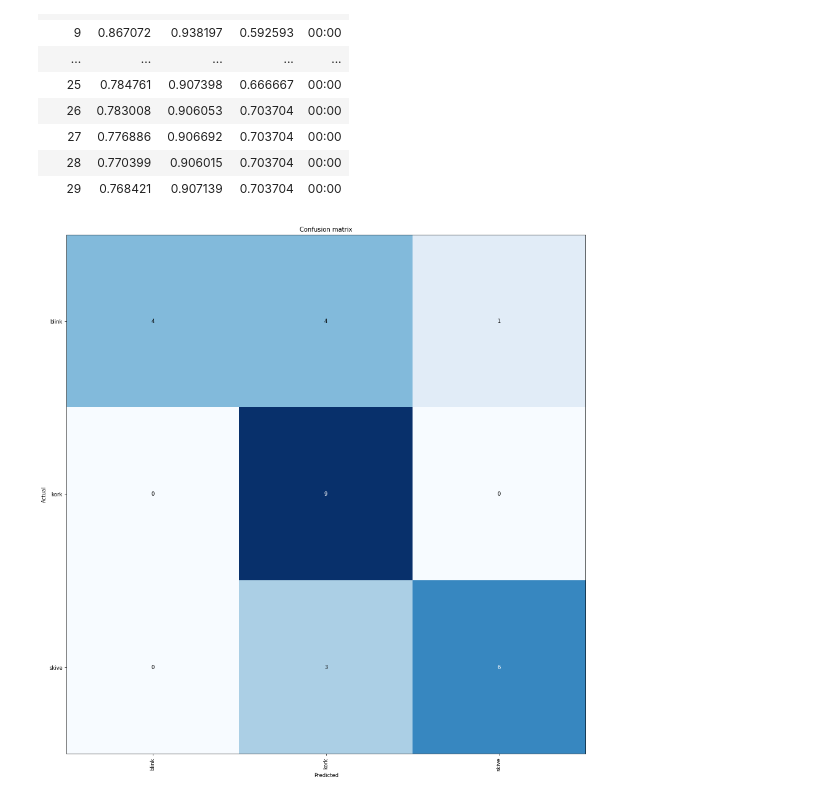
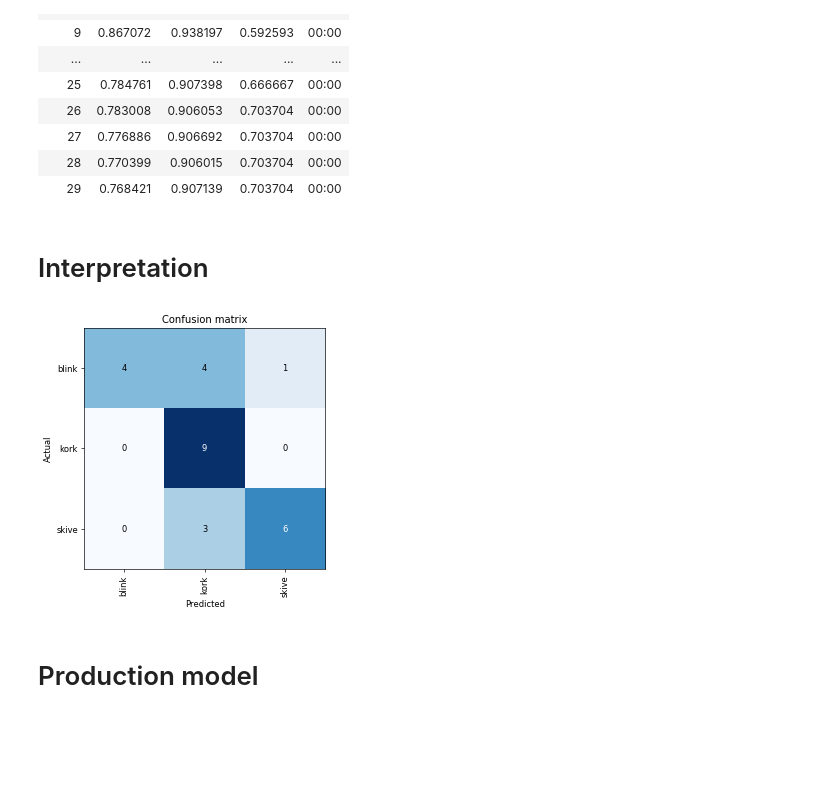
Before and after one commit to skaliy/audio_classification, a Jupyter notebook: nbs/waveform_classification.ipynb, the cells around one changed output. Drawn from its saved outputs; the diff is of its cells as text; code cells hidden in the pictures; blank space fills up the shorter version.

```diff
--- a/nbs/waveform_classification.ipynb
+++ b/nbs/waveform_classification.ipynb
@@ -47,11 +29,9 @@ procs = [Normalize]
 cont_names = map(lambda cont_names: str(cont_names), cont_names)
 cont_names = list(cont_names)
 # %%
-test = TabularList.from_df(df.iloc[idx].copy(), path=path, cont_names=cont_names)
 data = (TabularList.from_df(df, path=path, cont_names=cont_names, procs=procs)
                            .split_by_idx(idx)
                            .label_from_df(cols=dep_var)
-                           .add_test(test)
                            .databunch(bs=16))
 # %%
 learn = tabular_learner(data, layers=[200,100], metrics=accuracy)
@@ -86,9 +66,13 @@ learn.fit_one_cycle(30, lr)
 | 29 | 0.768421 | 0.907139 | 0.703704 | 00:00 |
 # %%
 learn.save('wave1')
+# %% [markdown]
+# Interpretation
+# %%
+learn.load('wave1');
 # %%
 interp = ClassificationInterpretation.from_learner(learn)
 # %%
-interp.plot_confusion_matrix(figsize=(15,15), dpi=60)
+interp.plot_confusion_matrix(figsize=(5,5), dpi=60)
 # %% [output]
-[figure, old version]
+[figure, new version]
@@ -94,0 +90,2 @@ interp.plot_confusion_matrix(figsize=(15,15), dpi=60)
+# %% [markdown]
+# Production model
```
Also changed, not shown: parts of 7 cells of this notebook, 3 other files.
